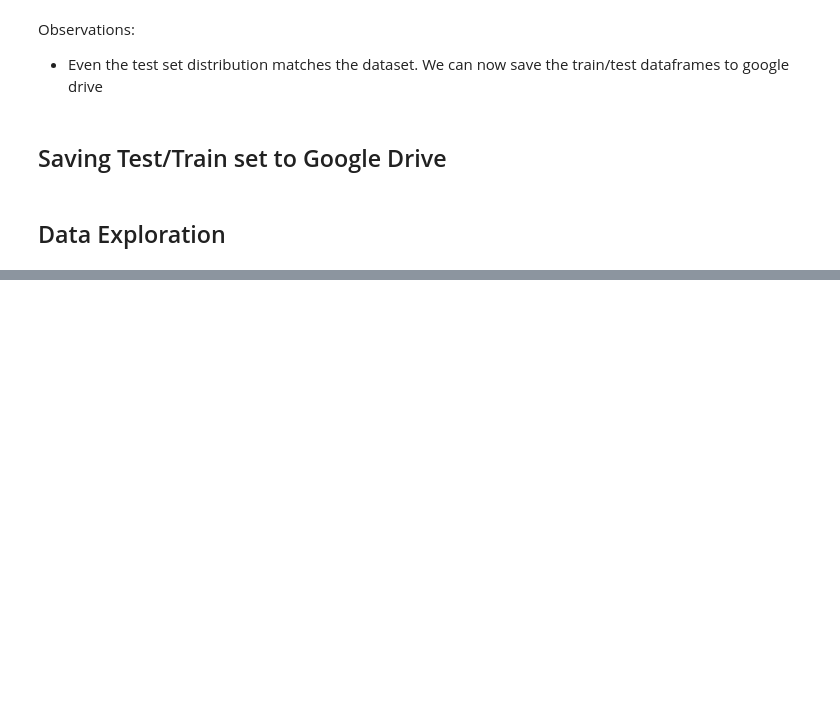
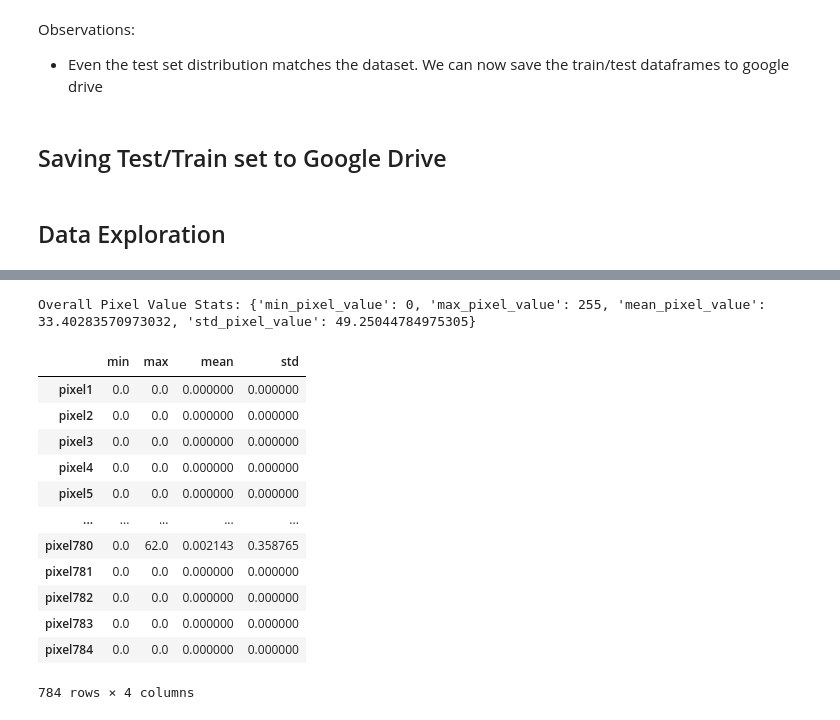
Before and after one commit to gaurangdave/mnist_digits_recognition, a Jupyter notebook: notebooks/01_explore_data.ipynb, the cells around one changed output, grey strips where cells are left out. Drawn from its saved outputs; the diff is of its cells as text; code cells hidden in the pictures; blank space fills up the shorter version.

```diff
--- a/notebooks/01_explore_data.ipynb
+++ b/notebooks/01_explore_data.ipynb
@@ -181,0 +216,31 @@ mnist_test_set.to_csv(test_set_path, index=False)
+# %%
+# Calculate aggregated statistics
+pixel_stats = mnist_train_set.iloc[:, :-1].aggregate(['min', 'max', 'mean', 'std']).T
+
+# Summary for all pixels combined
+overall_stats = {
+    "min_pixel_value": mnist_train_set.iloc[:, :-1].min().min(),
+    "max_pixel_value": mnist_train_set.iloc[:, :-1].max().max(),
+    "mean_pixel_value": mnist_train_set.iloc[:, :-1].mean().mean(),
+    "std_pixel_value": mnist_train_set.iloc[:, :-1].std().mean()
+}
+
+print("Overall Pixel Value Stats:", overall_stats)
+# %% [output]
+Overall Pixel Value Stats: {'min_pixel_value': 0, 'max_pixel_value': 255, 'mean_pixel_value': 33.40283570973032, 'std_pixel_value': 49.25044784975305}
+# %%
+pixel_stats
+# %% [output]
+|  | min | max | mean | std |
+| pixel1 | 0.0 | 0.0 | 0.000000 | 0.000000 |
+| pixel2 | 0.0 | 0.0 | 0.000000 | 0.000000 |
+| pixel3 | 0.0 | 0.0 | 0.000000 | 0.000000 |
+| pixel4 | 0.0 | 0.0 | 0.000000 | 0.000000 |
+| pixel5 | 0.0 | 0.0 | 0.000000 | 0.000000 |
+| ... | ... | ... | ... | ... |
+| pixel780 | 0.0 | 62.0 | 0.002143 | 0.358765 |
+| pixel781 | 0.0 | 0.0 | 0.000000 | 0.000000 |
+| pixel782 | 0.0 | 0.0 | 0.000000 | 0.000000 |
+| pixel783 | 0.0 | 0.0 | 0.000000 | 0.000000 |
+| pixel784 | 0.0 | 0.0 | 0.000000 | 0.000000 |
+784 rows × 4 columns
```
Also changed, not shown: parts of 5 cells of this notebook.
